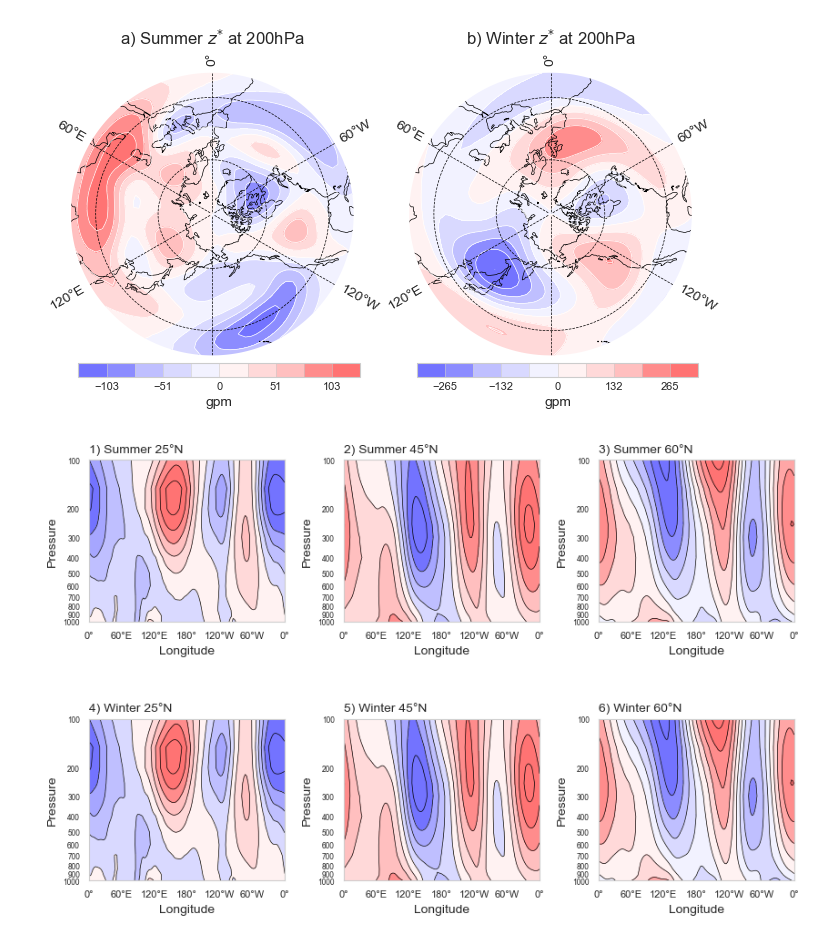
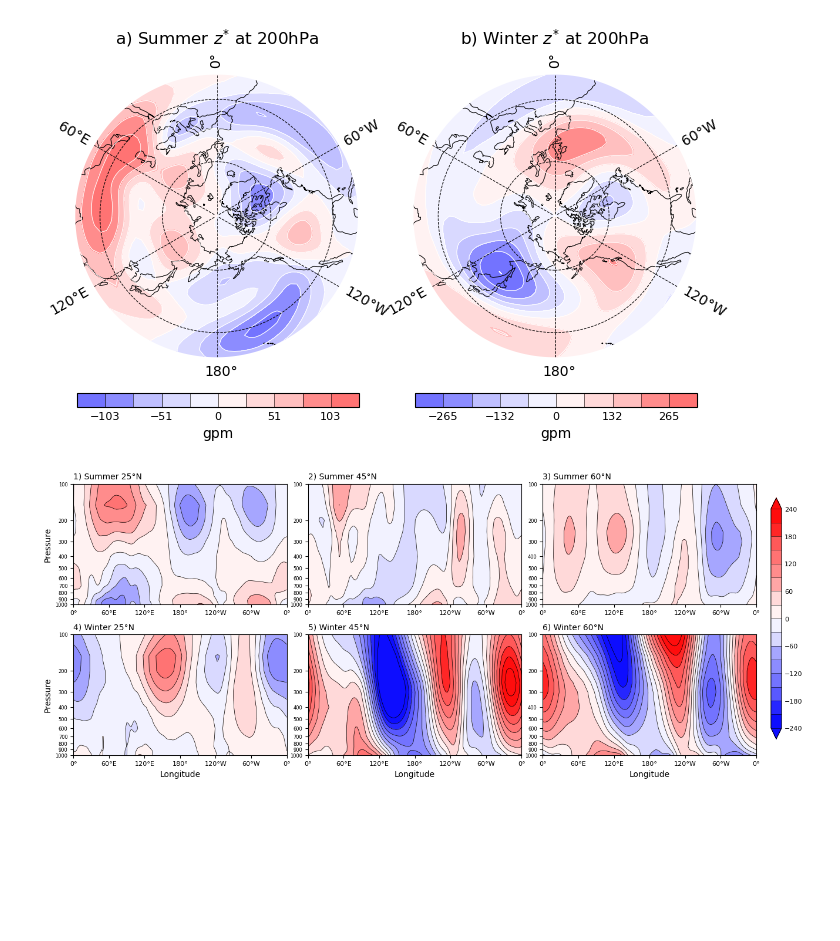
Before and after one commit to hhhopsong/work, a Jupyter notebook: Meteorological/考试/高等大气环流课程报告.ipynb, the cells around one changed output. Saved outputs shown, nothing was run; the diff lists cells and outputs as text; code cells hidden in the pictures; blank space fills up the shorter version.

```diff
--- a/Meteorological/考试/高等大气环流课程报告.ipynb
+++ b/Meteorological/考试/高等大气环流课程报告.ipynb
@@ -34,7 +34,7 @@ def round_boundary(lon, lat, dx=1):
     return boundary
 
 
-DOE_R2 = xr.open_dataset(r"E:\data\NOAA\DOE\hgt.mon.mean.nc")
+DOE_R2 = xr.open_dataset(r"C:\Users\10574\Desktop\hgt.mon.mean.nc").sel(time=slice('1981-01-01', '2023-12-31'))
 # 绘制冬季（12~1月）和夏季（6~8月）平均北半球（20°N以北） 200hPa 位势高度显示的大气定常波
 hgt_winter = DOE_R2.sel(level=200, time=DOE_R2['time.month'].isin([12, 1])).mean('time')
 hgt_summer = DOE_R2.sel(level=200, time=DOE_R2['time.month'].isin([6, 7, 8])).mean('time')
@@ -58,37 +58,37 @@ ax2.set_boundary(round_boundary([-180, 180], [20, 90]), transform=ccrs.PlateCarr
 ax1.add_feature(cfeature.COASTLINE.with_scale('110m'), linewidth=0.5)
 ax2.add_feature(cfeature.COASTLINE.with_scale('110m'), linewidth=0.5)
 # 设置刻度线
 gl1 = ax1.gridlines(  xlocs=np.arange(-180, 180, 60), ylocs=np.arange(30, 90, 30),
                 draw_labels=True, x_inline=False, y_inline=False,
                 linewidth=0.5, linestyle='--', color='k')
 ax1.text(175.5, 13, '180°', transform=ccrs.PlateCarree())
 for spine in ax1.spines.values():
     spine.set_edgecolor('none')
 gl2 = ax2.gridlines(  xlocs=np.arange(-180, 180, 60), ylocs=np.arange(30, 90, 30),
                 draw_labels=True, x_inline=False, y_inline=False,
                 linewidth=0.5, linestyle='--', color='k')
 ax2.text(175.5, 13, '180°', transform=ccrs.PlateCarree())
 for spine in ax2.spines.values():
     spine.set_edgecolor('none')
 # 绘制等值线
 clevs = 10
 summer, lon_s = add_cyclic_point(hgt_summer['hgt'].data, coord=hgt_summer['lon'])
 winter, lon_w = add_cyclic_point(hgt_winter['hgt'].data, coord=hgt_winter['lon'])
 contourf1 = ax1.contourf(lon_s, hgt_summer['lat'], summer, np.linspace(-np.nanmax(np.abs(summer)).astype(int), np.nanmax(np.abs(summer)), 11).astype(int), cmap=cmaps.GMT_polar[4:-4], transform=ccrs.PlateCarree(central_longitude=0))
 contourf2 = ax2.contourf(lon_w, hgt_winter['lat'], winter, np.linspace(-np.nanmax(np.abs(winter)).astype(int), np.nanmax(np.abs(winter)), 11).astype(int), cmap=cmaps.GMT_polar[4:-4], transform=ccrs.PlateCarree(central_longitude=0))
 contour1 = ax1.contour(lon_s, hgt_summer['lat'], summer, np.linspace(-np.nanmax(np.abs(summer)).astype(int), np.nanmax(np.abs(summer)).astype(int), 11), colors='w', linewidths=0.5, linestyles='solid', transform=ccrs.PlateCarree(central_longitude=0))
 contour2 = ax2.contour(lon_w, hgt_winter['lat'], winter, np.linspace(-np.nanmax(np.abs(winter)).astype(int), np.nanmax(np.abs(winter)).astype(int), 11), colors='w', linewidths=0.5, linestyles='solid', transform=ccrs.PlateCarree(central_longitude=0))
-cbar_ax = inset_axes(ax1, width='100%', height='5%', loc='lower left', bbox_to_anchor=(0, -0.1, 1, 1), bbox_transform=ax1.transAxes)
+cbar_ax = inset_axes(ax1, width='100%', height='5%', loc='lower left', bbox_to_anchor=(-0.02, -0.2, 1, 1), bbox_transform=ax1.transAxes)
 cbar = plt.colorbar(contourf1, cax=cbar_ax, orientation='horizontal', drawedges=True)
 cbar.ax.tick_params(length=0, labelsize=8)  # length为刻度线的长度
 cbar.set_label('gpm', fontsize=10)
-cbar_ax = inset_axes(ax2, width='100%', height='5%', loc='lower left', bbox_to_anchor=(0, -0.1, 1, 1), bbox_transform=ax2.transAxes)
+cbar_ax = inset_axes(ax2, width='100%', height='5%', loc='lower left', bbox_to_anchor=(-0.02, -0.2, 1, 1), bbox_transform=ax2.transAxes)
 cbar = plt.colorbar(contourf2, cax=cbar_ax, orientation='horizontal', drawedges=True)
 cbar.ax.tick_params(length=0, labelsize=8)  # length为刻度线的长度
 cbar.set_label('gpm', fontsize=10)
-plt.savefig(r'C:\Users\86136\Desktop\pic1.png', dpi=600, bbox_inches='tight')
+plt.savefig(r'C:\Users\10574\Desktop\pic1.png', dpi=600, bbox_inches='tight')
 # %% [output]
-[figure, old version]
+[figure, new version]
 # %%
 # 冬季（12~1月）和夏季（6~8月）平均北半球（20°N以北） 200hPa 位势高度沿不同纬度（25°N、45°N 和 60°N） 100hPa-1000hPa 的纬向—垂直剖面图
 winter_p = DOE_R2.sel(lat=[25, 45, 60],level=slice(1000, 100), time=DOE_R2['time.month'].isin([12, 1])).mean('time')
@@ -97,7 +97,7 @@ summer_p = DOE_R2.sel(lat=[25, 45, 60],level=slice(1000, 100), time=DOE_R2['time
 winter_p = winter_p - winter_p.mean('lon')
 summer_p = summer_p - summer_p.mean('lon')
 # 绘垂直剖面图, 第一行显示夏季，第二行显示冬季
-fig = plt.figure(figsize=(10, 6))
+fig = plt.figure(figsize=(15, 6))
 gs = gridspec.GridSpec(2, 3)
 Season = ['Summer', 'Winter']
 lat = [25, 45, 60]
@@ -108,18 +108,27 @@ for iSeason in range(2):
         # y
         ax.set_ylim(1000, 100)
         ax.set_yscale('log')
-        ax.set_ylabel('Pressure', fontsize=10)
+        if iLat == 0: ax.set_ylabel('Pressure', fontsize=10)
         ax.set_yticks(np.arange(1000, 100 - 1, -100))
         ax.set_yticklabels(np.arange(1000, 100 - 1, -100), fontsize=6)
         # x
-        ax.set_xlabel('Longitude', fontsize=10)
+        if iSeason == 1: ax.set_xlabel('Longitude', fontsize=10)
         ax.set_xlim(0, 360)
         ax.set_xticks(np.arange(0, 360 + 1, 60))
         ax.set_xticklabels(['0°', '60°E', '120°E', '180°', '120°W', '60°W', '0°'], fontsize=8)
-        winter_p_fillwhite, lon_w = add_cyclic_point(winter_p.sel(lat=lat[iLat])['hgt'].data, coord=winter_p['lon'])
-        contourf1 = ax.contourf(lon_w, winter_p['level'], winter_p_fillwhite, levels=11, cmap=cmaps.GMT_polar[4:-4], extend='both')
-        ax.contour(lon_w, winter_p['level'], winter_p_fillwhite, levels=11, colors='k', linewidths=0.5, linestyles='solid')
-fig.subplots_adjust(hspace=0.6, wspace=0.3)
-plt.savefig(r'C:\Users\86136\Desktop\pic2.png', dpi=600, bbox_inches='tight')
+        lev = range(-240, 241, 30)
+        if iSeason == 0:
+            summer_p_fillwhite, lon_s = add_cyclic_point(summer_p.sel(lat=lat[iLat])['hgt'].data, coord=summer_p['lon'])
+            contourf1 = ax.contourf(lon_s, summer_p['level'], summer_p_fillwhite, levels=lev, cmap=cmaps.GMT_polar, extend='both')
+            ax.contour(lon_s, summer_p['level'], summer_p_fillwhite, levels=lev, colors='k', linewidths=0.5, linestyles='solid')
+        else:
+            winter_p_fillwhite, lon_w = add_cyclic_point(winter_p.sel(lat=lat[iLat])['hgt'].data, coord=winter_p['lon'])
+            contourf1 = ax.contourf(lon_w, winter_p['level'], winter_p_fillwhite, levels=lev, cmap=cmaps.GMT_polar, extend='both')
+            ax.contour(lon_w, winter_p['level'], winter_p_fillwhite, levels=lev, colors='k', linewidths=0.5, linestyles='solid')
+cbar_ax = inset_axes(ax, width='5%', height='200%', loc='lower left', bbox_to_anchor=(1.05, 0.1, 1, 1), bbox_transform=ax.transAxes)
+cbar = plt.colorbar(contourf1, cax=cbar_ax, orientation='vertical', drawedges=True)
+cbar.ax.tick_params(length=0, labelsize=8)  # length为刻度线的长度
+fig.subplots_adjust(hspace=0.25, wspace=0.1)
+plt.savefig(r'C:\Users\10574\Desktop\pic2.png', dpi=600, bbox_inches='tight')
 # %% [output]
-[figure, old version]
+[figure, new version]
```
Also changed, not shown: 1 other file.
